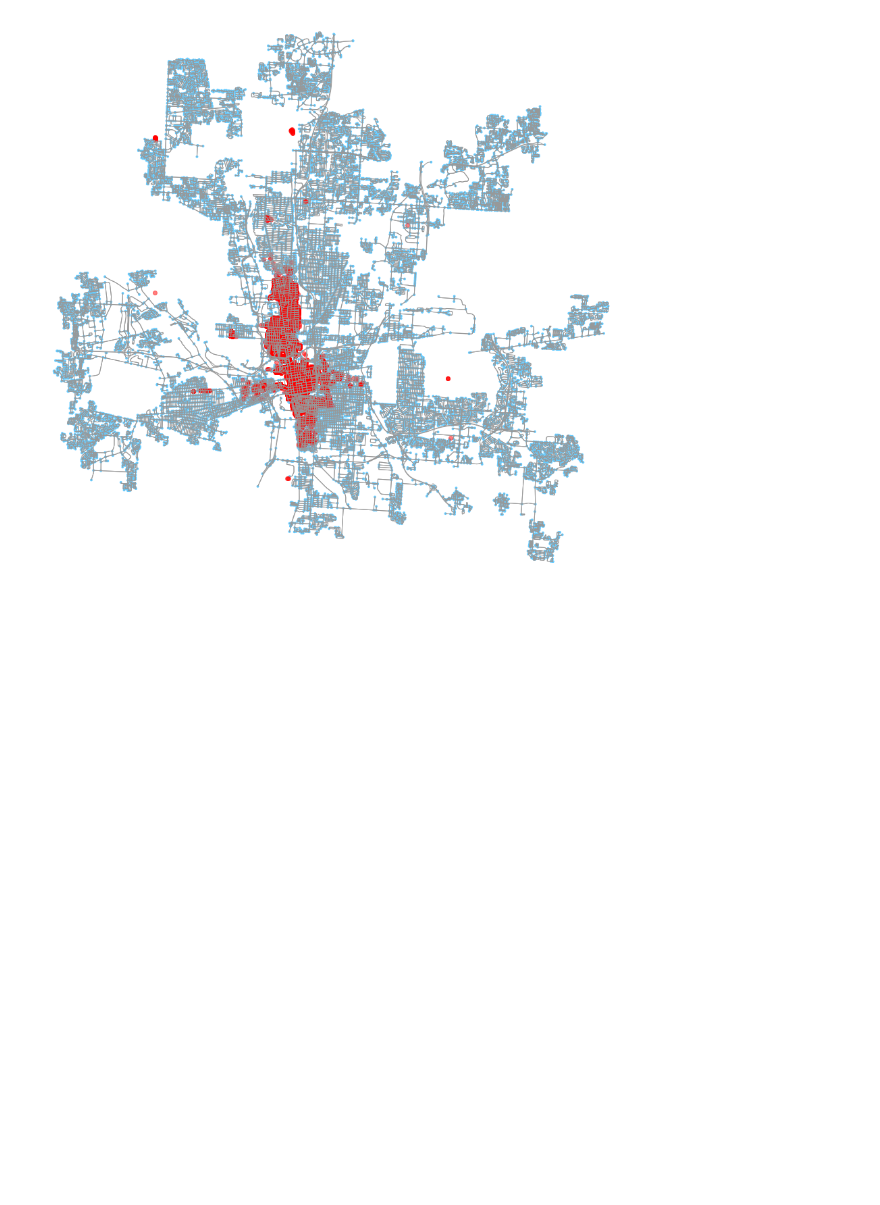
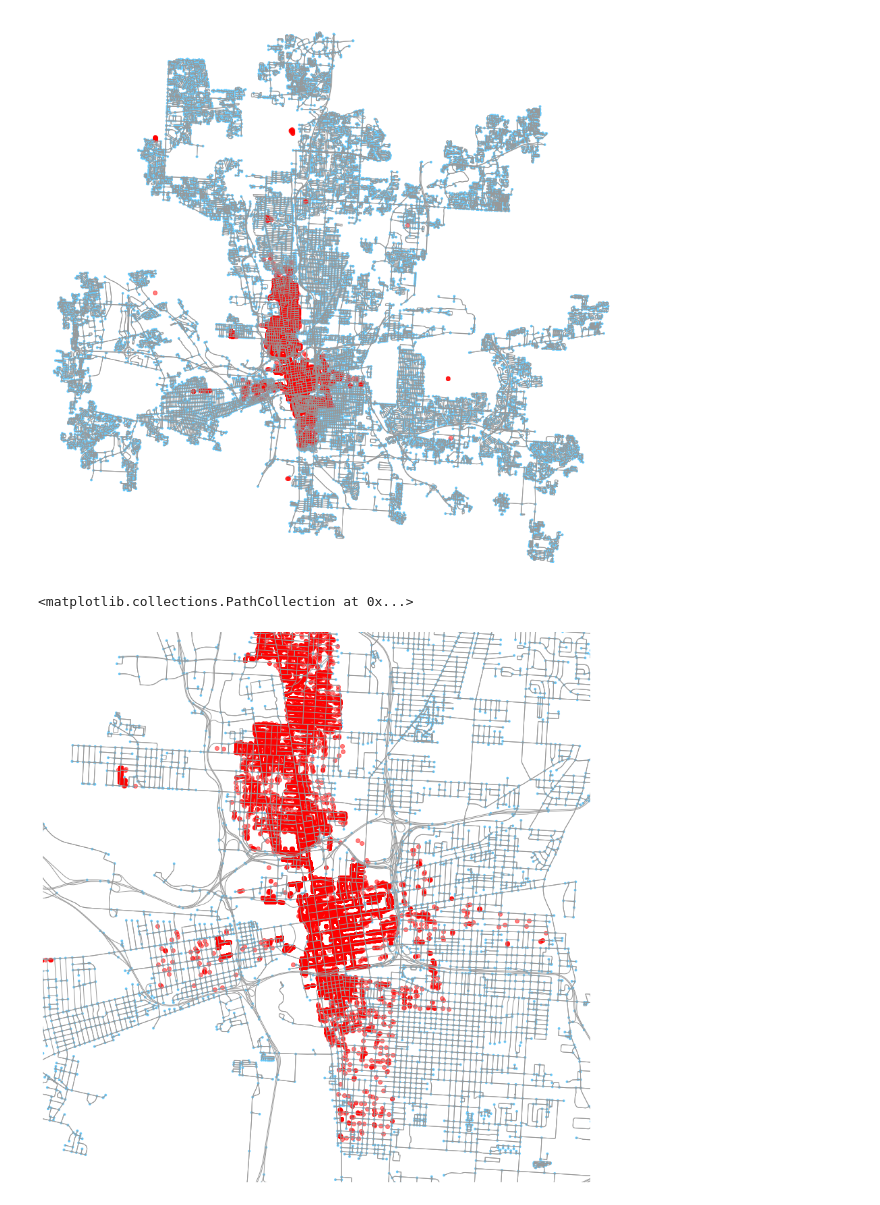
Before and after one commit to osofariu/cmh-parking-tickets, a Jupyter notebook: notebooks/Cmh_Parking_Violation.ipynb, the cells around one changed output. Cells and saved outputs as stored; diff of their text form; code cells hidden in the pictures; blank space fills up the shorter version.

```diff
--- a/notebooks/Cmh_Parking_Violation.ipynb
+++ b/notebooks/Cmh_Parking_Violation.ipynb
@@ -156,3 +259,11 @@ ax.scatter(pxm_have_location['long_combined'], pxm_have_location['lat_combined']
 # %% [output]
 <matplotlib.collections.PathCollection at 0x...>
 [figure]
+# %%
+bbox = ox.core.bbox_from_point((39.964420, -83.000950), 5000)
+# %%
+fig, ax = ox.plot_graph(G, bbox, fig_height=15, show=False, close=False)
+ax.scatter(pxm_have_location['long_combined'], pxm_have_location['lat_combined'], alpha=0.5, c='red')
+# %% [output]
+<matplotlib.collections.PathCollection at 0x...>
+[figure, added]
```
Also changed, not shown: parts of 10 cells of this notebook.
